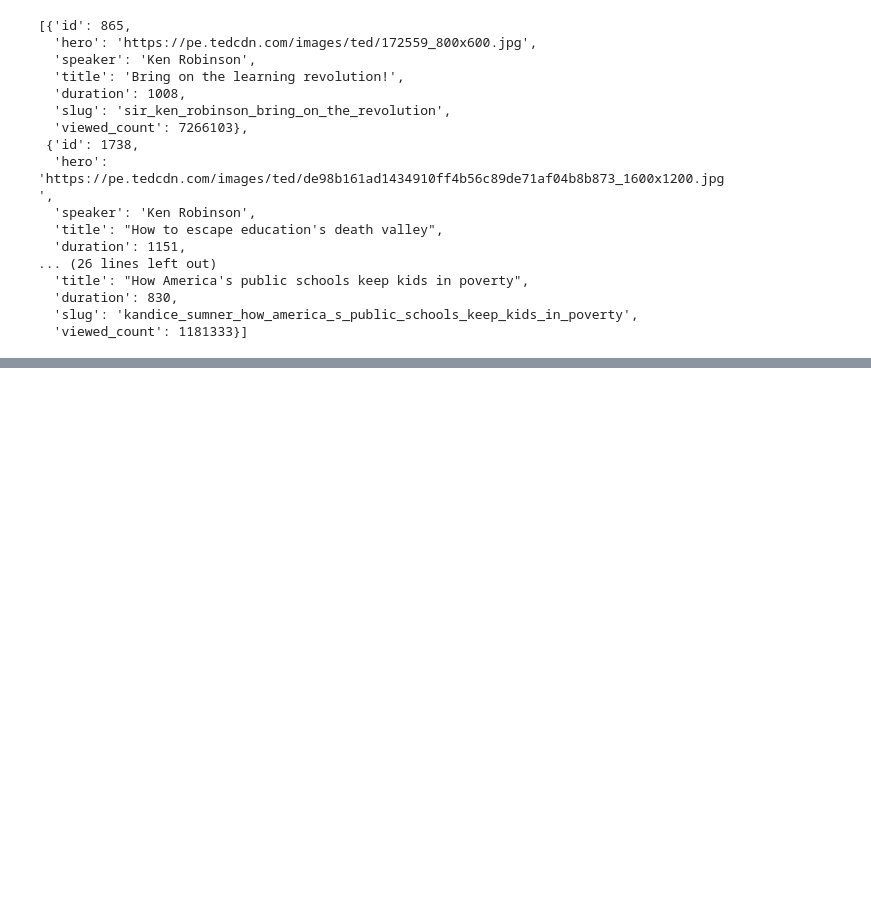
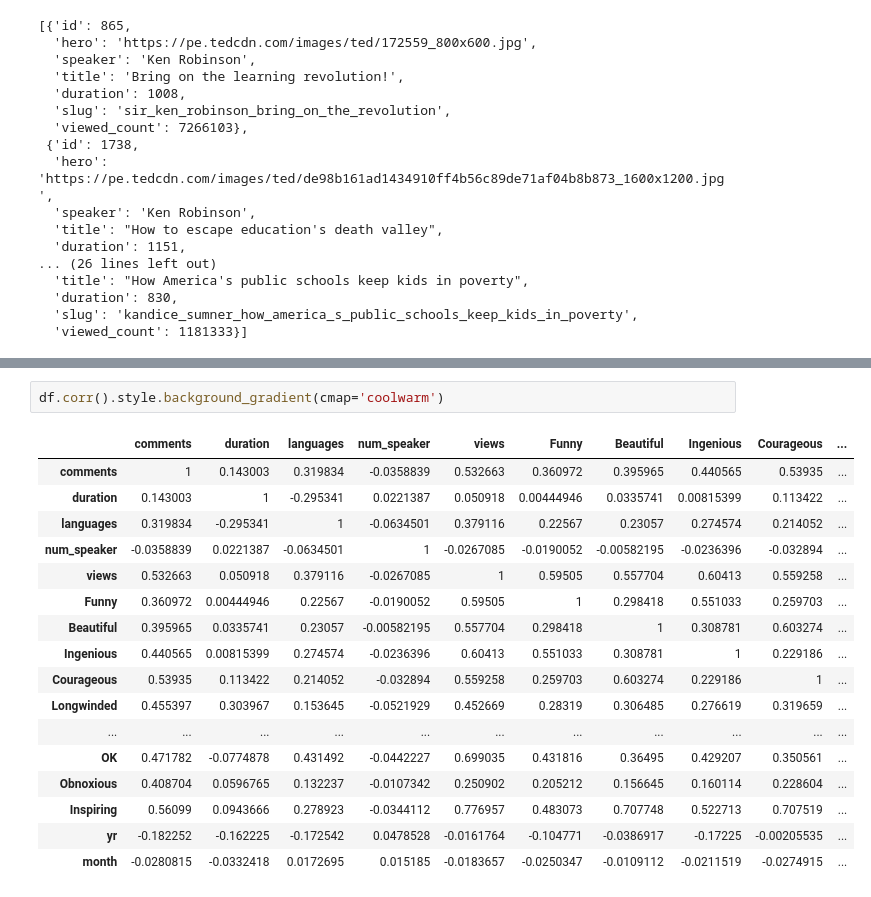
Before and after one commit to PoojaDoctor/Data144-FinalProject, a Jupyter notebook: EDA - Pooja.ipynb, the cells around one changed output, grey strips where cells are left out. Drawn from its saved outputs; the diff is of its cells as text; blank space fills up the shorter version.

```diff
--- a/EDA - Pooja.ipynb
+++ b/EDA - Pooja.ipynb
@@ -108,0 +152,20 @@ eval(df.iloc[0]["related_talks"])
+# %%
+df.corr().style.background_gradient(cmap='coolwarm')
+# %% [output]
+|  | comments | duration | languages | num_speaker | views | Funny | Beautiful | Ingenious | Courageous | ... |
+| comments | 1 | 0.143003 | 0.319834 | -0.0358839 | 0.532663 | 0.360972 | 0.395965 | 0.440565 | 0.53935 | ... |
+| duration | 0.143003 | 1 | -0.295341 | 0.0221387 | 0.050918 | 0.00444946 | 0.0335741 | 0.00815399 | 0.113422 | ... |
+| languages | 0.319834 | -0.295341 | 1 | -0.0634501 | 0.379116 | 0.22567 | 0.23057 | 0.274574 | 0.214052 | ... |
+| num_speaker | -0.0358839 | 0.0221387 | -0.0634501 | 1 | -0.0267085 | -0.0190052 | -0.00582195 | -0.0236396 | -0.032894 | ... |
+| views | 0.532663 | 0.050918 | 0.379116 | -0.0267085 | 1 | 0.59505 | 0.557704 | 0.60413 | 0.559258 | ... |
+| Funny | 0.360972 | 0.00444946 | 0.22567 | -0.0190052 | 0.59505 | 1 | 0.298418 | 0.551033 | 0.259703 | ... |
+| Beautiful | 0.395965 | 0.0335741 | 0.23057 | -0.00582195 | 0.557704 | 0.298418 | 1 | 0.308781 | 0.603274 | ... |
+| Ingenious | 0.440565 | 0.00815399 | 0.274574 | -0.0236396 | 0.60413 | 0.551033 | 0.308781 | 1 | 0.229186 | ... |
+| Courageous | 0.53935 | 0.113422 | 0.214052 | -0.032894 | 0.559258 | 0.259703 | 0.603274 | 0.229186 | 1 | ... |
+| Longwinded | 0.455397 | 0.303967 | 0.153645 | -0.0521929 | 0.452669 | 0.28319 | 0.306485 | 0.276619 | 0.319659 | ... |
+| ... | ... | ... | ... | ... | ... | ... | ... | ... | ... | ... |
+| OK | 0.471782 | -0.0774878 | 0.431492 | -0.0442227 | 0.699035 | 0.431816 | 0.36495 | 0.429207 | 0.350561 | ... |
+| Obnoxious | 0.408704 | 0.0596765 | 0.132237 | -0.0107342 | 0.250902 | 0.205212 | 0.156645 | 0.160114 | 0.228604 | ... |
+| Inspiring | 0.56099 | 0.0943666 | 0.278923 | -0.0344112 | 0.776957 | 0.483073 | 0.707748 | 0.522713 | 0.707519 | ... |
+| yr | -0.182252 | -0.162225 | -0.172542 | 0.0478528 | -0.0161764 | -0.104771 | -0.0386917 | -0.17225 | -0.00205535 | ... |
+| month | -0.0280815 | -0.0332418 | 0.0172695 | 0.015185 | -0.0183657 | -0.0250347 | -0.0109112 | -0.0211519 | -0.0274915 | ... |
```
Also changed, not shown: parts of 12 cells of this notebook.
